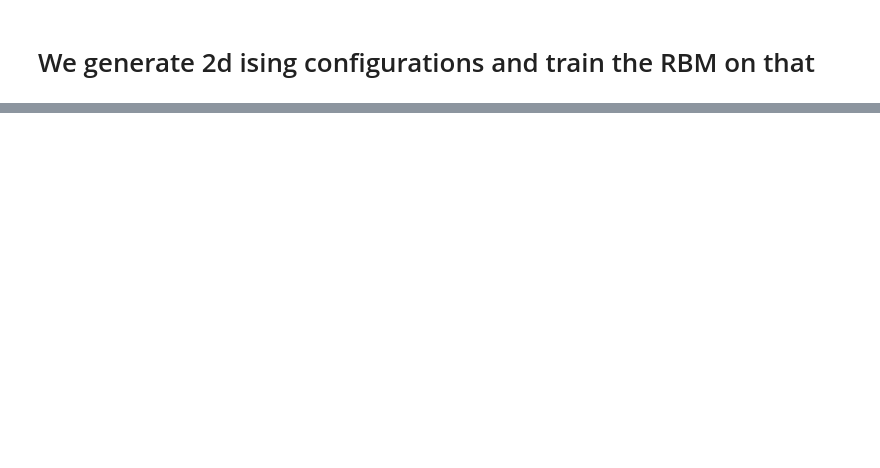
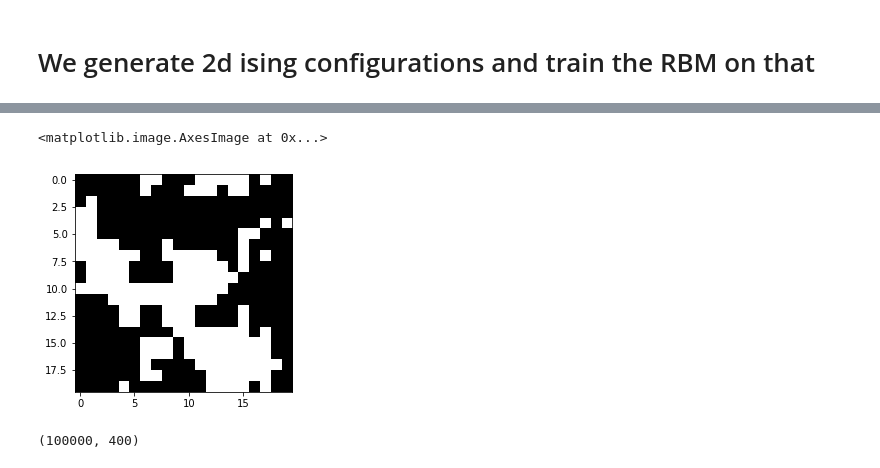
Before and after one commit to btemoshir/learningDynamics, a Jupyter notebook: 20_ising2D.ipynb, the cells around one changed output, grey strips where cells are left out. Drawn from its saved outputs; the diff is of its cells as text; code cells hidden in the pictures; blank space fills up the shorter version.

```diff
--- a/20_ising2D.ipynb
+++ b/20_ising2D.ipynb
@@ -146,0 +72,9 @@ plt.legend()
+# %%
+plt.imshow(np.reshape(data[900,:],(size,size)),cmap='binary')
+# %% [output]
+<matplotlib.image.AxesImage at 0x...>
+[figure, added]
+# %%
+print np.shape(data)
+# %% [output]
+(100000, 400)
```
Also changed, not shown: parts of 78 cells of this notebook, 11 other files.
